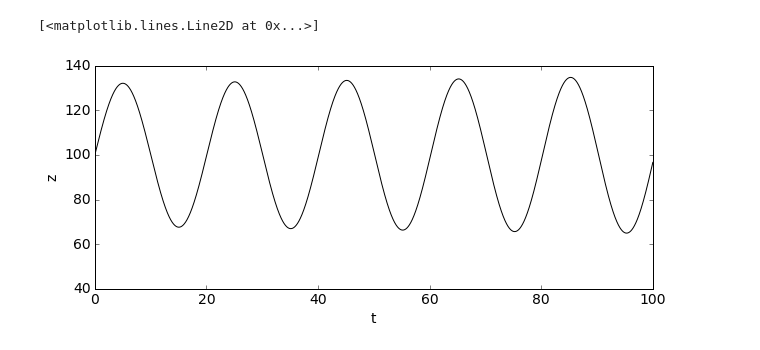
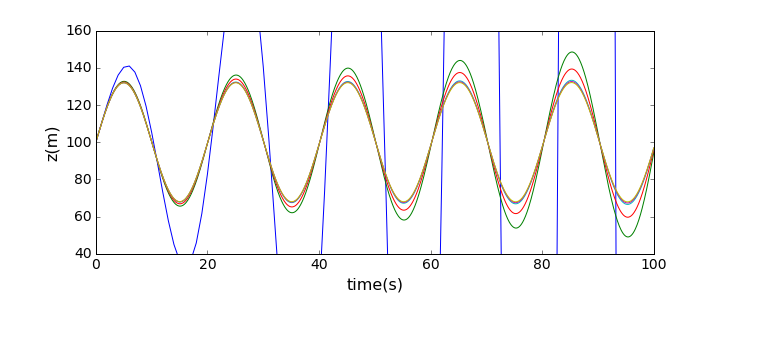
Before and after one commit to costerck/numerical-mooc, a Jupyter notebook: working/Lesson 1/exercice.ipynb, the cells around one changed output. Cells and saved outputs as stored; diff of their text form; code cells hidden in the pictures.

```diff
--- a/working/Lesson 1/exercice.ipynb
+++ b/working/Lesson 1/exercice.ipynb
@@ -15,13 +15,9 @@ z0=100.
 b0=10.
 zt=100.
 g=9.81
+
+u=numpy.array([z0, b0])
+
+dt_values = numpy.array([1, 0.1, 0.05, 0.01, 0.005, 0.001])
+
+error_values = numpy.empty_like(dt_values)
-# %%
-u=numpy.array([z0, b0])
-
-z=numpy.zeros(N)
-
-z[0]=z0
-
-for n in range(1,N):
-    u = u + dt*numpy.array([u[1], g*(1-u[0]/zt)])
-    z[n] = u[0]
@@ -28,10 +63,30 @@ for n in range(1,N):
+# %%
+z_values = numpy.empty_like(dt_values, dtype=numpy.ndarray)
+t_values = numpy.empty_like(dt_values, dtype=numpy.ndarray)
+for i, dt in enumerate(dt_values):
+    N = int(T/dt)+1    # number of time-steps
+    ### discretize the time using numpy.linspace() ###
+    t = numpy.linspace(0.0, T, N)
+
+    # initial conditions
+    u = numpy.array([z0, b0])
+    z = numpy.empty_like(t)
+    z[0] = z0
+
+    # time loop - Eulers method
+    z = Eulers_method(u, f, dt, T)
+
+    z_values[i] = z.copy()    # store the total elevation calculation grid i
+    t_values[i] = t.copy()    #store the time grid i
+
+    error_values[i]=get_error(z, dt, sol)
 # %%
 pyplot.figure(figsize=(10, 4))
-pyplot.ylim(40, 140)
+pyplot.ylim(40, 160)
 pyplot.tick_params(axis='both', labelsize=14)
-pyplot.xlabel('t', fontsize=14)
-pyplot.ylabel('z', fontsize=14)
-pyplot.plot(t, z, '-k')
+pyplot.xlabel('time(s)', fontsize=16)
+pyplot.ylabel('z(m)', fontsize=16)
+for i, dt in enumerate(dt_values):
+    pyplot.plot(t_values[i], z_values[i])
 # %% [output]
-[<matplotlib.lines.Line2D at 0x...>]
-[figure, old version]
+[figure, new version]
```
Also changed, not shown: parts of 12 cells of this notebook.
